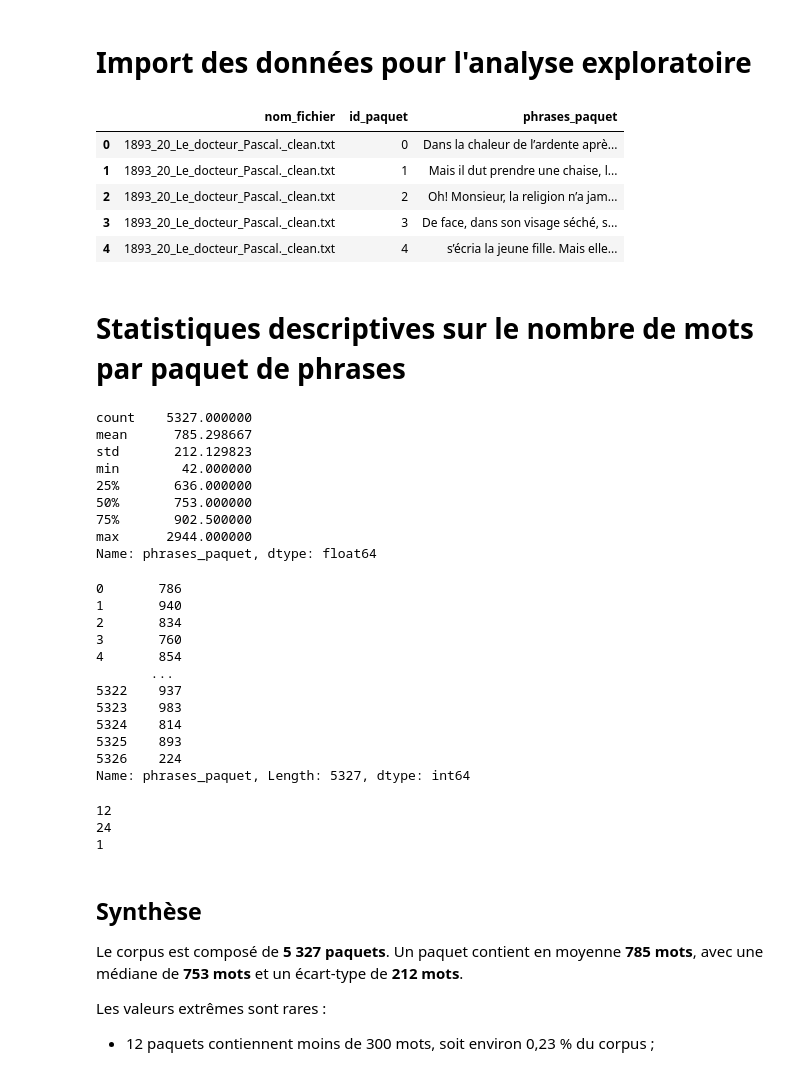
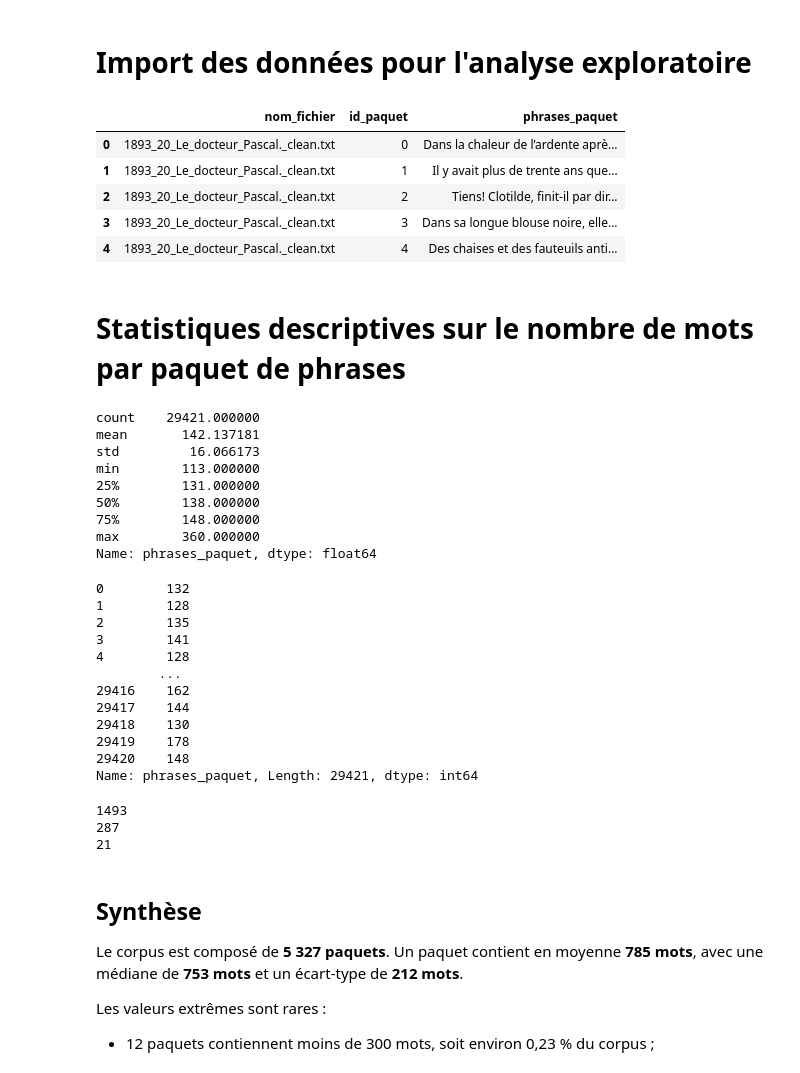
Before and after one commit to MorganRichard25/zola-dtm, a Jupyter notebook: 01_notebooks_préparation/02_stat_exploratoire.ipynb, the cells around one changed output. Drawn from its saved outputs; the diff is of its cells as text; code cells hidden in the pictures.

```diff
--- a/01_notebooks_préparation/02_stat_exploratoire.ipynb
+++ b/01_notebooks_préparation/02_stat_exploratoire.ipynb
@@ -6,53 +6,53 @@ from pathlib import Path
 # %% [markdown]
 # Import des données pour l'analyse exploratoire
 # %%
-df=pd.read_csv(Path("..") /"data" /"2_processed"/ "01_paquets_phrases.csv", encoding="utf-8")
+df=pd.read_csv(Path("..") /"data" /"2_processed"/ "01_paquets_128.csv", encoding="utf-8")
 df.head()
 # %% [output]
 |  | nom_fichier | id_paquet | phrases_paquet |
 | 0 | 1893_20_Le_docteur_Pascal._clean.txt | 0 | Dans la chaleur de l’ardente aprè... |
-| 1 | 1893_20_Le_docteur_Pascal._clean.txt | 1 | Mais il dut prendre une chaise, l... |
-| 2 | 1893_20_Le_docteur_Pascal._clean.txt | 2 | Oh! Monsieur, la religion n’a jam... |
-| 3 | 1893_20_Le_docteur_Pascal._clean.txt | 3 | De face, dans son visage séché, s... |
-| 4 | 1893_20_Le_docteur_Pascal._clean.txt | 4 | s’écria la jeune fille. Mais elle... |
+| 1 | 1893_20_Le_docteur_Pascal._clean.txt | 1 | Il y avait plus de trente ans que... |
+| 2 | 1893_20_Le_docteur_Pascal._clean.txt | 2 | Tiens! Clotilde, finit-il par dir... |
+| 3 | 1893_20_Le_docteur_Pascal._clean.txt | 3 | Dans sa longue blouse noire, elle... |
+| 4 | 1893_20_Le_docteur_Pascal._clean.txt | 4 | Des chaises et des fauteuils anti... |
 # %% [markdown]
 # Statistiques descriptives sur le nombre de mots par paquet de phrases
 # %%
 df_phrases_mots = df["phrases_paquet"].str.split().str.len()
 df_phrases_mots.describe()
 # %% [output]
-count    5327.000000
-mean      785.298667
-std       212.129823
-min        42.000000
-25%       636.000000
-50%       753.000000
-75%       902.500000
-max      2944.000000
+count    29421.000000
+mean       142.137181
+std         16.066173
+min        113.000000
+25%        131.000000
+50%        138.000000
+75%        148.000000
+max        360.000000
 Name: phrases_paquet, dtype: float64
 # %%
 df_phrases_mots
 # %% [output]
-0       786
-1       940
-2       834
-3       760
-4       854
-       ...
-5322    937
-5323    983
-5324    814
-5325    893
-5326    224
-Name: phrases_paquet, Length: 5327, dtype: int64
+0        132
+1        128
+2        135
+3        141
+4        128
+        ...
+29416    162
+29417    144
+29418    130
+29419    178
+29420    148
+Name: phrases_paquet, Length: 29421, dtype: int64
 # %%
-print(df_phrases_mots[df_phrases_mots < 300].count())
-print(df_phrases_mots[df_phrases_mots > 1500].count())
-print(df_phrases_mots[df_phrases_mots > 2000].count())
+print(df_phrases_mots[df_phrases_mots < 127].count())
+print(df_phrases_mots[df_phrases_mots > 200].count())
+print(df_phrases_mots[df_phrases_mots > 250].count())
 # %% [output]
-12
-24
-1
+1493
+287
+21
 # %% [markdown]
 ## Synthèse
 
```
Also changed, not shown: 9 other files.
